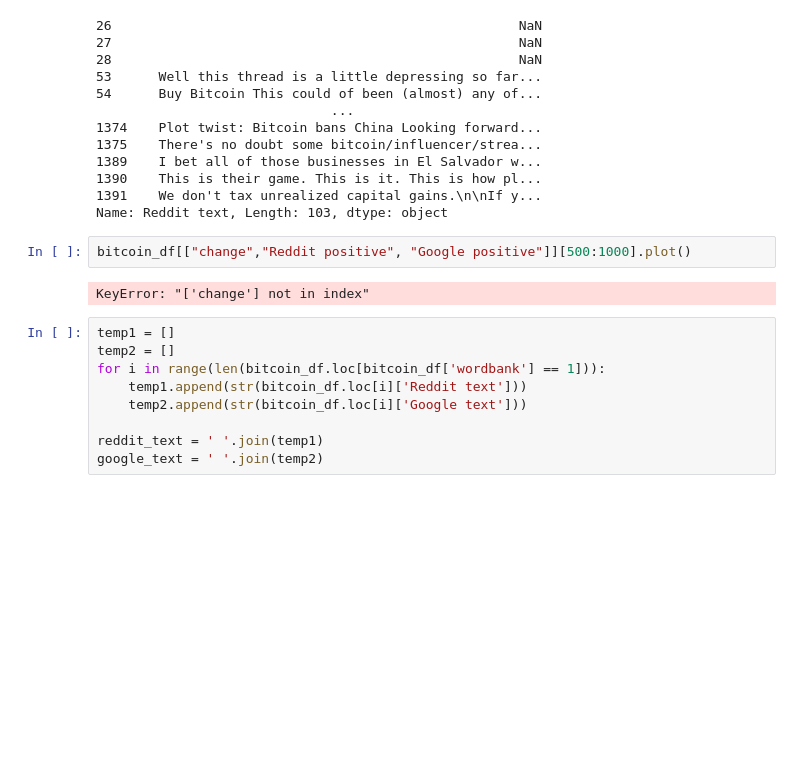
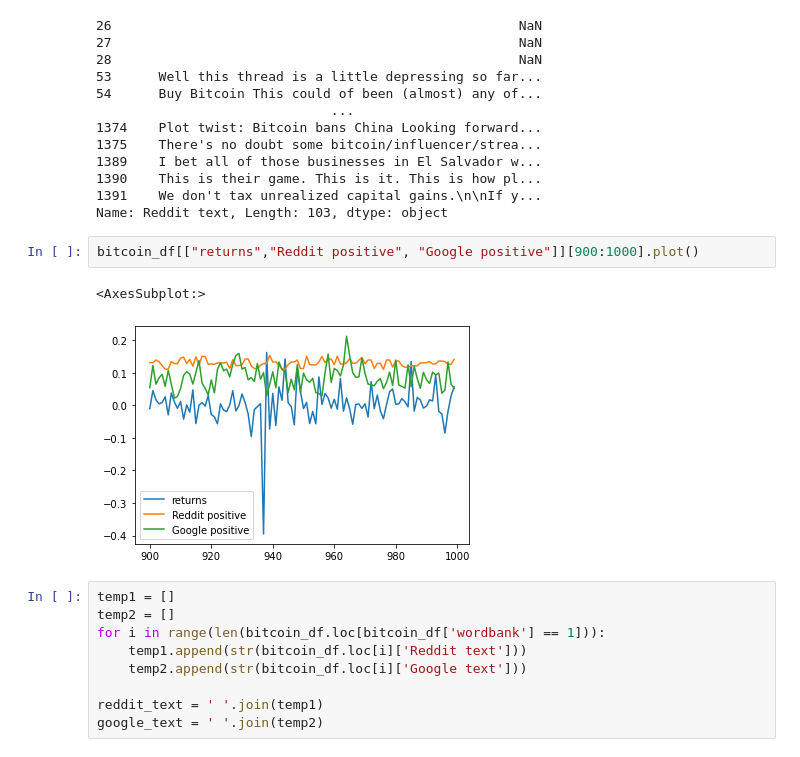
Before and after one commit to rmit-s3607407-Tony-Huang/Fintech_Project2, a Jupyter notebook: buzzword_analysis.ipynb, the cells around one changed output. Drawn from its saved outputs; the diff is of its cells as text; blank space fills up the shorter version.

```diff
--- a/buzzword_analysis.ipynb
+++ b/buzzword_analysis.ipynb
@@ -159,9 +159,10 @@ bitcoin_df.loc[bitcoin_df['wordbank'] == 1]['Reddit text']
 1391    We don't tax unrealized capital gains.\n\nIf y...
 Name: Reddit text, Length: 103, dtype: object
 # %%
-bitcoin_df[["change","Reddit positive", "Google positive"]][500:1000].plot()
+bitcoin_df[["returns","Reddit positive", "Google positive"]][900:1000].plot()
 # %% [output]
-KeyError: "['change'] not in index"
+<AxesSubplot:>
+[figure, added]
 # %%
 temp1 = []
 temp2 = []
```
